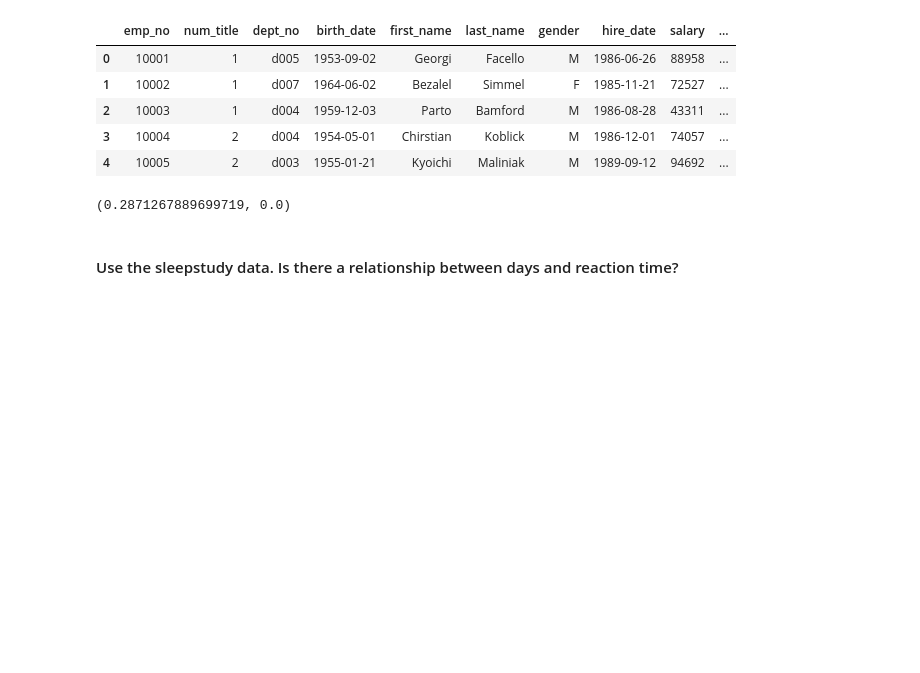
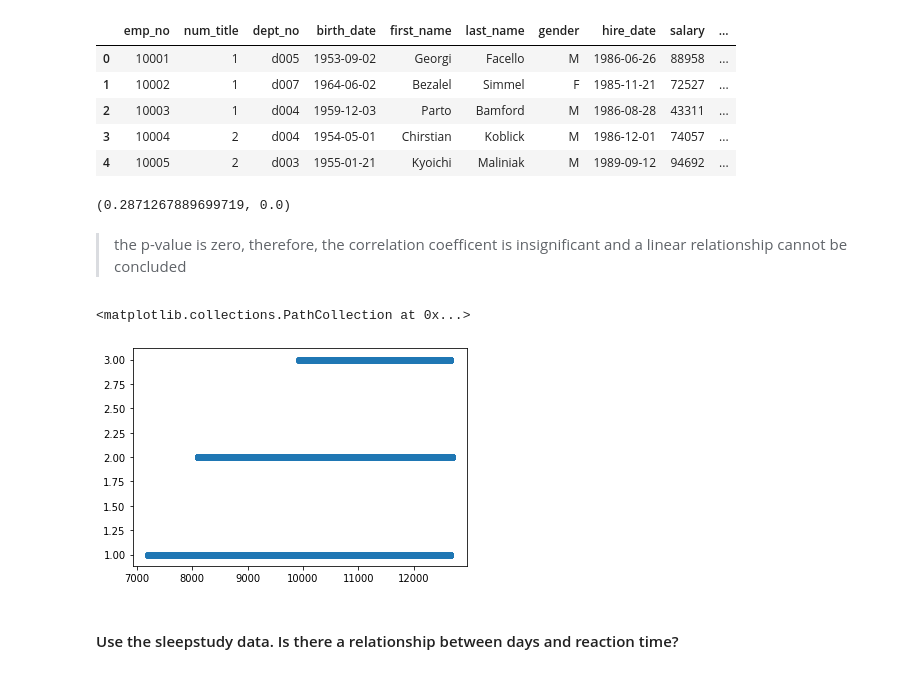
Before and after one commit to misty-garcia/statistics-exercises, a Jupyter notebook: hypothesis_testing.ipynb, the cells around one changed output. Drawn from its saved outputs; the diff is of its cells as text; code cells hidden in the pictures; blank space fills up the shorter version.

```diff
--- a/hypothesis_testing.ipynb
+++ b/hypothesis_testing.ipynb
@@ -294,6 +308,13 @@ df_final.head()
 stats.pearsonr(df_final.employment_len, df_final.num_title)
 # %% [output]
 (0.2871267889699719, 0.0)
+# %% [markdown]
+> the p-value is zero, therefore, the correlation coefficent is insignificant and a linear relationship cannot be concluded
+# %%
+plt.scatter(df_final.employment_len, df_final.num_title)
+# %% [output]
+<matplotlib.collections.PathCollection at 0x...>
+[figure, added]
 # %% [markdown]
 #### Use the sleepstudy data. Is there a relationship between days and reaction time?
 # %%
```
Also changed, not shown: parts of 13 cells of this notebook.
